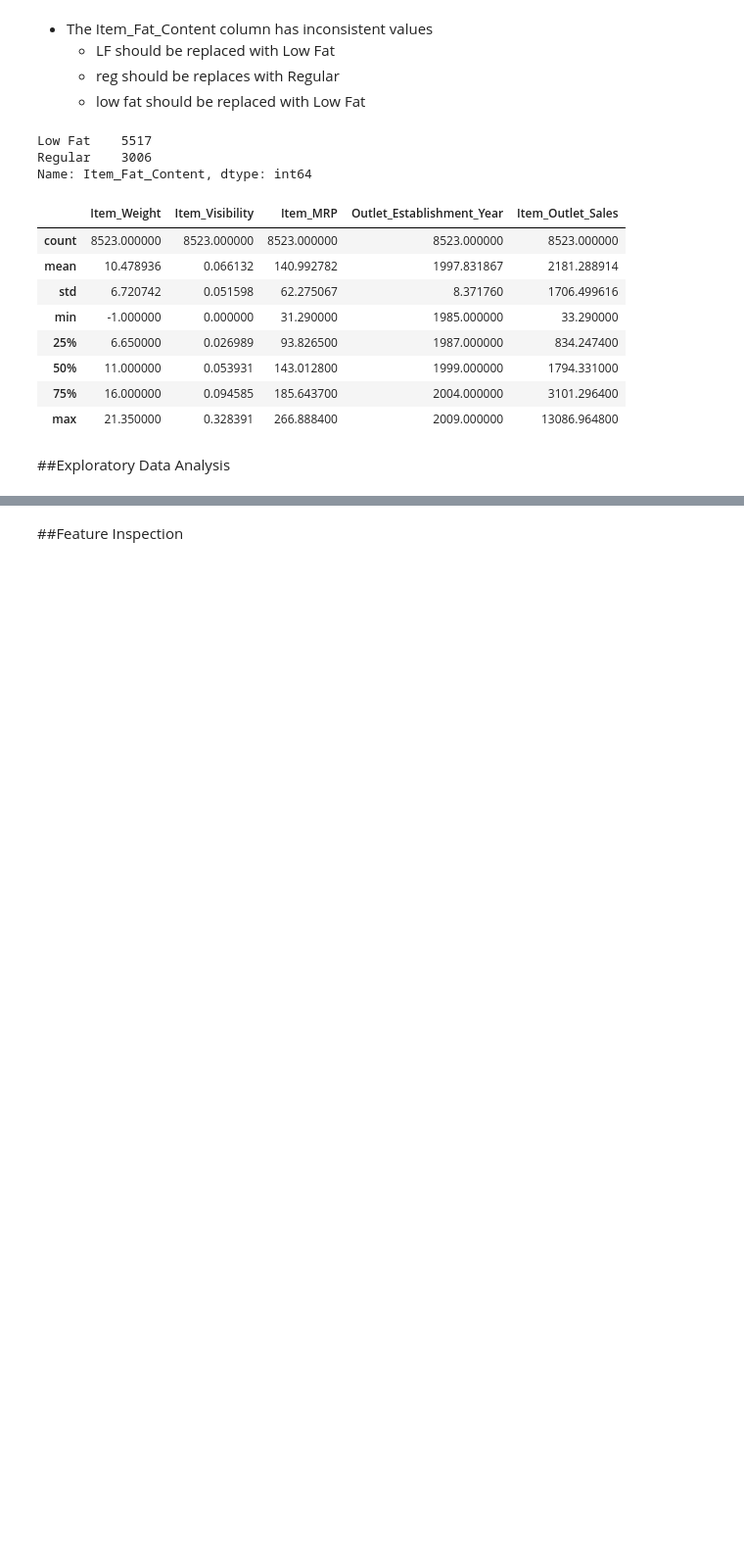
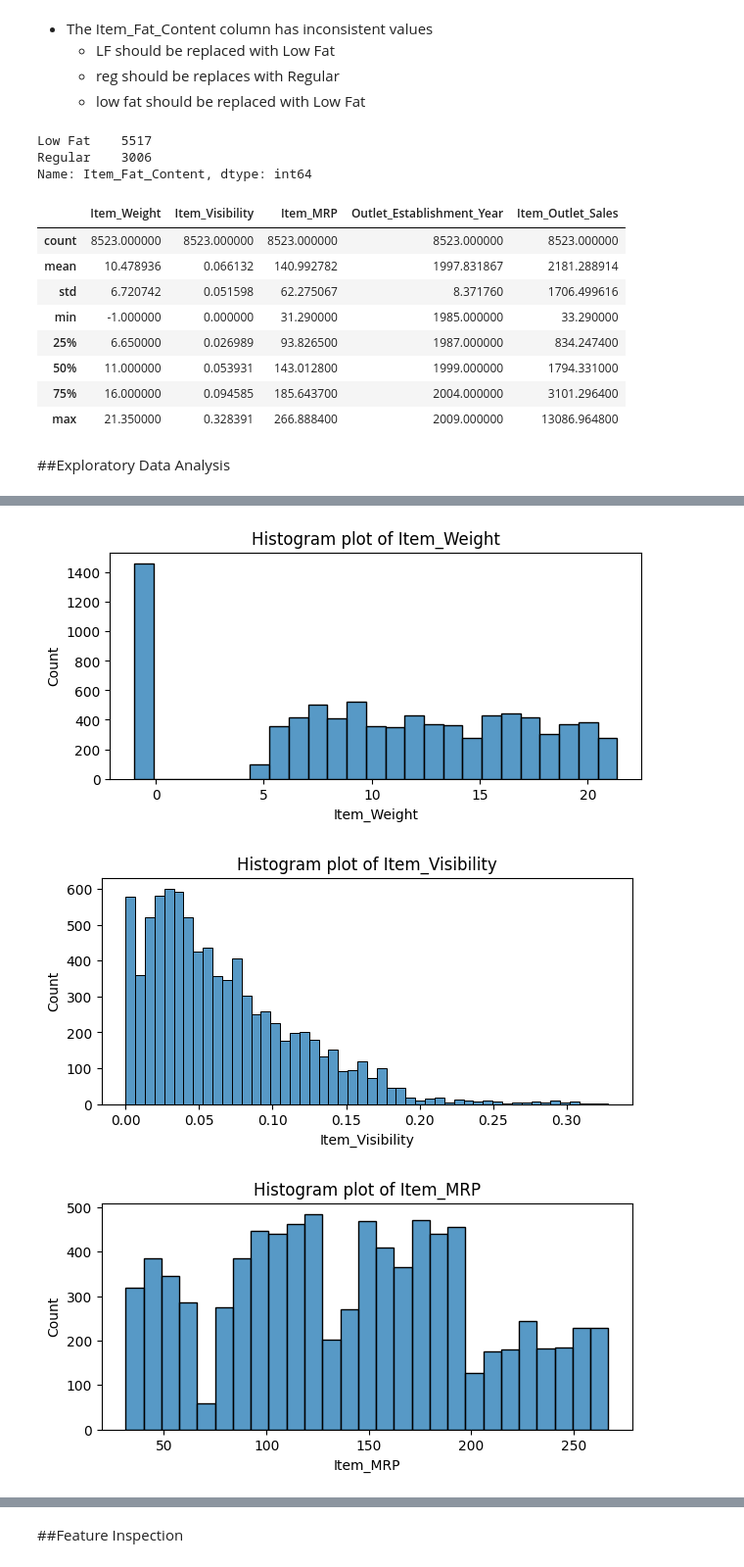
Before and after one commit to Carla9711/Prediction-of-Product-Sales, a Jupyter notebook: Prediction of Product Sales.ipynb, the cells around one changed output, grey strips where cells are left out. Shown: that part at 98% size. Cells and saved outputs as stored; diff of their text form; code cells hidden in the pictures; blank space fills up the shorter version.

```diff
--- a/Prediction of Product Sales.ipynb
+++ b/Prediction of Product Sales.ipynb
@@ -243,0 +286,4 @@ df_sales.describe()
+# %%
+# find list of numeric columns
+col_num = df_sales.select_dtypes('number')
+col_num.head()
@@ -243,0 +297,10 @@ df_sales.describe()
+# %%
+# Histogram plot of all numeric columns
+for i, col in enumerate(col_num.columns):
+    plt.figure(i,figsize=(7,3))
+    ax = sns.histplot(x=col, data=col_num)
+    ax.set_title(f"Histogram plot of {col}")
+# %% [output]
+[figure, added]
+[figure, added]
+[figure, added]
```
Also changed, not shown: parts of 13 cells of this notebook.
